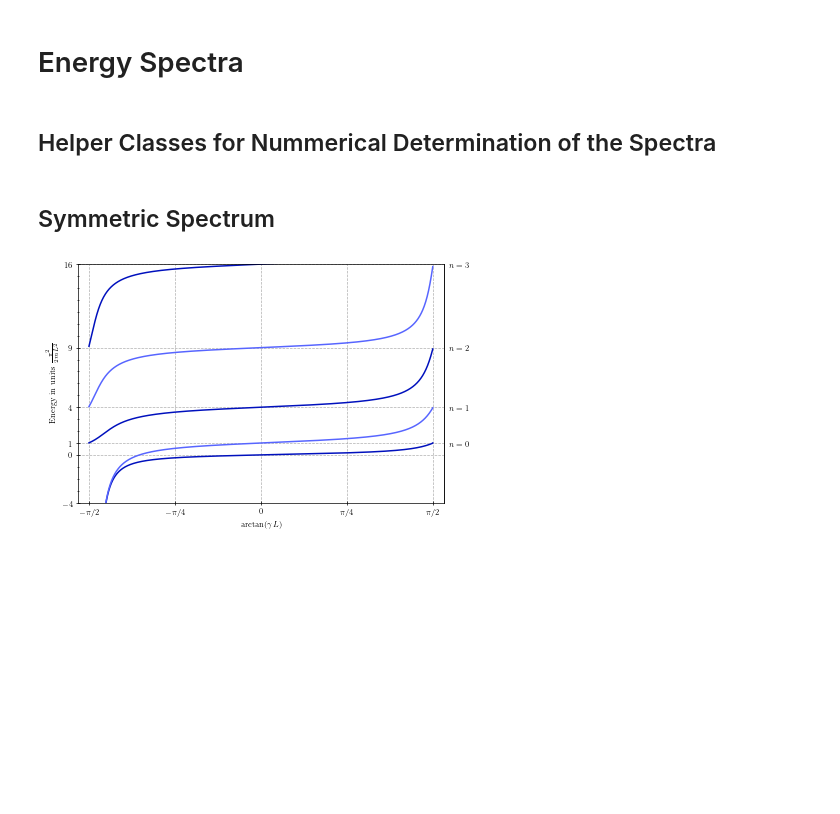
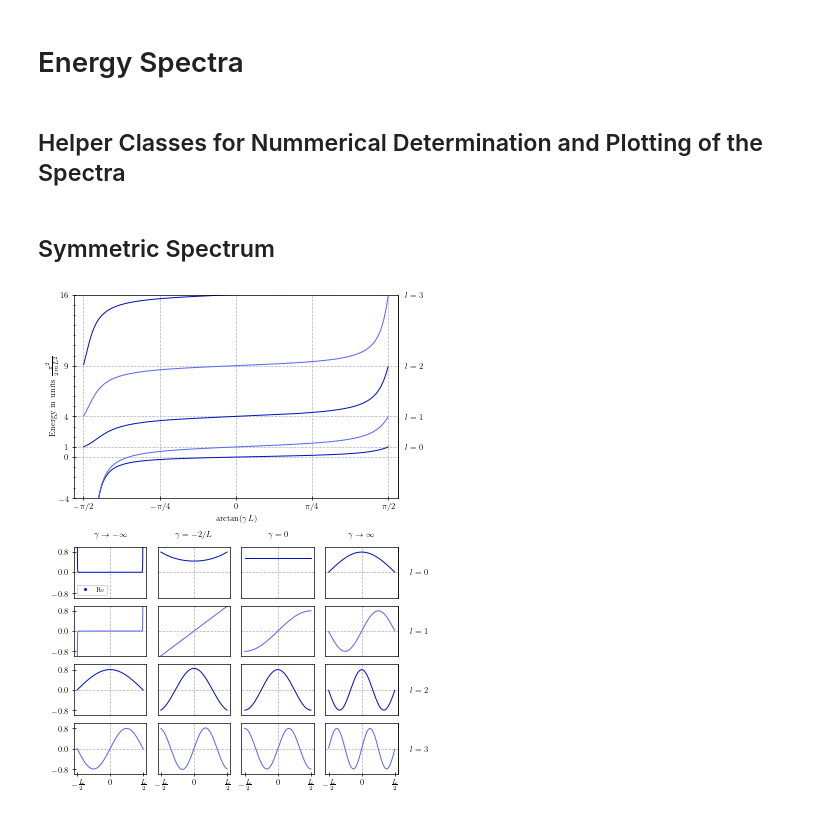
Before and after one commit to wyssard/Particle_in_a_Box, a Jupyter notebook: plots.ipynb, the cells around one changed output. Cells and saved outputs as stored; diff of their text form; code cells hidden in the pictures; blank space fills up the shorter version.

Commit message:
Completed creation of Energy Specrum Plots

```diff
--- a/plots.ipynb
+++ b/plots.ipynb
@@ -28,6 +28,7 @@ plt.rcParams['ytick.major.width'] = 0.7
 # %%
 import colorsys as cs
 light_blue = cs.hls_to_rgb(235/360, 0.87, 1)
+less_light_blue = cs.hls_to_rgb(235/360, 0.77, 1)
 mid_blue = cs.hls_to_rgb(235/360, 0.67, 1)
 dark_blue = cs.hls_to_rgb(235/360, 0.37, 1)
 light_red = cs.hls_to_rgb(0, 0.87, 1)
@@ -343,6 +345,6 @@ the_snapshots_we_deserve(gaussian, t_points)
 # %% [markdown]
 # Energy Spectra
 # %% [markdown]
-## Helper Classes for Nummerical Determination of the Spectra
+## Helper Classes for Nummerical Determination and Plotting of the Spectra
 # %%
 class gamma_to_kl_base:
@@ -440,30 +554,15 @@ class Energy_Spectrum_Plot:
 # %% [markdown]
 ## Symmetric Spectrum
-# %%
-L = np.pi
-eps = 0.01
-gamma = np.tan(np.linspace(-np.pi/2+eps, np.pi/2-eps, 800))
-
-fig = plt.figure(tight_layout=True, figsize=(6.2, 4))
-ax = fig.add_subplot()
-ax.set_ylim([-4,16])
-ax.set_xlim([-np.pi/2-10*eps, np.pi/2+10*eps])
-ax.set_yticks([-4, 0, 1, 4, 9, 16])
-ax.set_xticks([-np.pi/2, -np.pi/4, 0, np.pi/4, np.pi/2])
-ax.set_xticklabels(["$-\pi/2$", "$-\pi/4$", "$0$", "$\pi/4$", "$\pi/2$",])
-ax.grid(True, linewidth=0.7, linestyle="--")
-ax.set_xlabel(r"$\arctan(\gamma L)$")
-ax.set_ylabel(r"Energy in units $\frac{\pi^2}{2mL^2}$")
-ax.yaxis.set_minor_locator(MultipleLocator(1))
-secax = ax.secondary_yaxis("right")
-secax.set_yticks([1, 4, 9, 16])
-secax.set_yticklabels(["$n=0$", "$n=1$", "$n=2$", "$n=3$"])
-secax.tick_params(axis="y", right=False)
-symmetric_spectrum = gamma_to_kl_symmetric(L, 0)
-for i in range(5):
-    col = dark_blue if i%2 == 0 else mid_blue
-    ax.plot(np.arctan(gamma*L), np.real(symmetric_spectrum.set_l(i).get_kl(gamma)**2)*(L/np.pi)**2, c=col)
-
-plt.savefig("..\\Thesis\\Figures\\symmetric_energy_spectrum.pdf")
-# %% [output]
-[figure, removed]
+# %%
+L = np.pi
+eps = 0.01
+gamma = np.tan(np.linspace(-np.pi/2+eps, np.pi/2-eps, 800))
+symmetric_spectrum = Energy_Spectrum_Plot("symmetric", L)
+spec_ax = symmetric_spectrum.plot_both(gamma, [0,1,2,3,4])
+secax = spec_ax.secondary_yaxis("right")
+secax.set_yticks([1, 4, 9, 16])
+secax.set_yticklabels(["$l=0$", "$l=1$", "$l=2$", "$l=3$"])
+secax.tick_params(axis="y", right=False, pad=5)
+plt.savefig("..\\Thesis\\Figures\\symmetric_spec_states.pdf")
+# %% [output]
+[figure, added]
```
Also changed, not shown: parts of 8 cells of this notebook, 2 other files.
